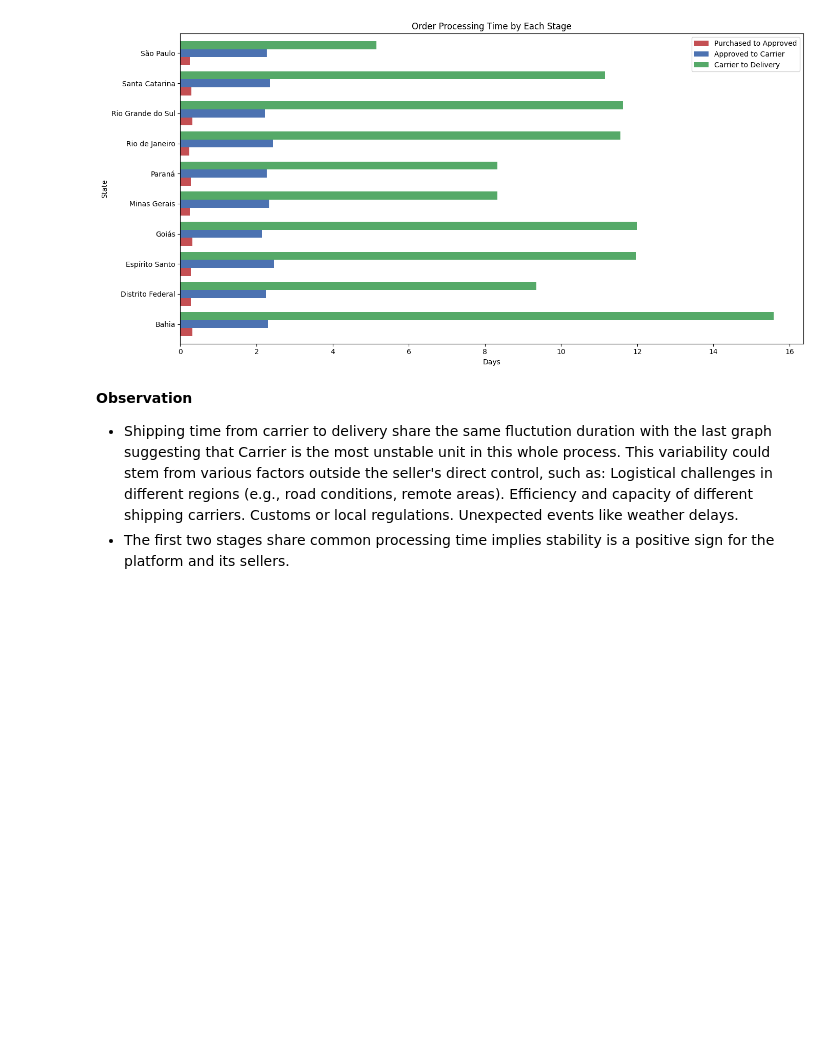
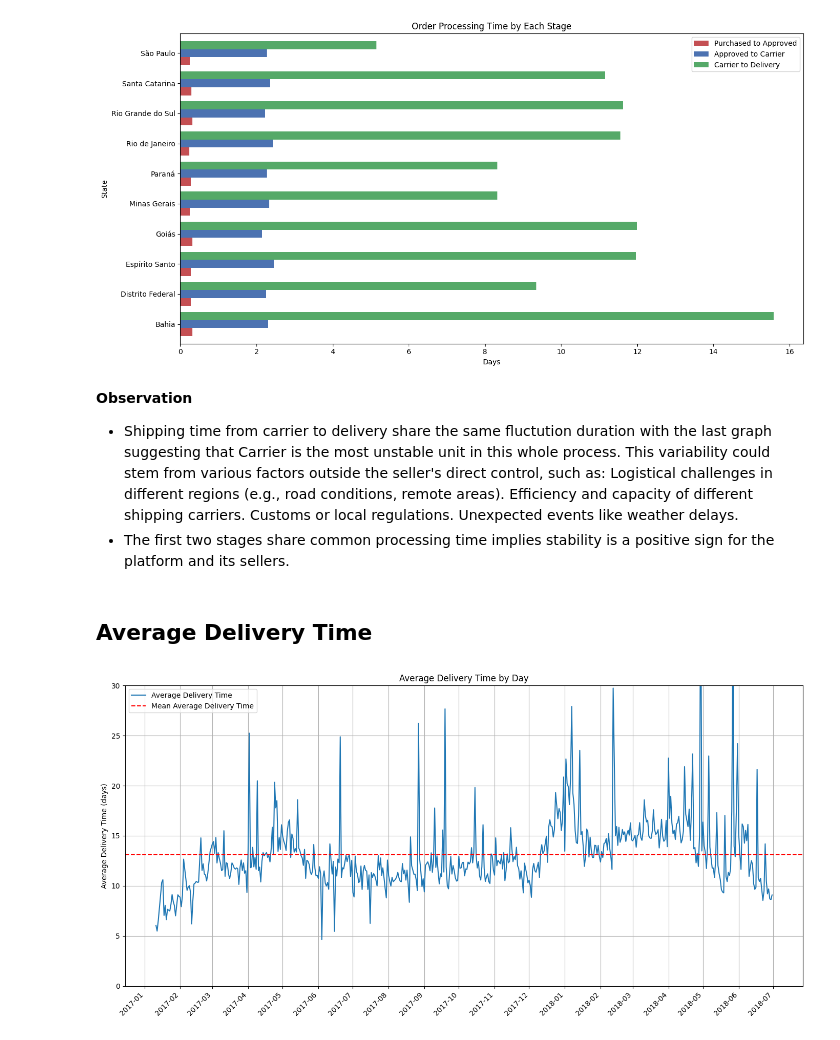
Before and after one commit to andy-nguyen-21/BrazilianE-Commerce, a Jupyter notebook: E_commerce_data_analyst.ipynb, the cells around one changed output. Saved outputs shown, nothing was run; the diff lists cells and outputs as text; code cells hidden in the pictures; blank space fills up the shorter version.

```diff
--- a/E_commerce_data_analyst.ipynb
+++ b/E_commerce_data_analyst.ipynb
@@ -1078,3 +1080,22 @@ order_time_by_stage.head(5)
 | 7 | Espírito Santo | 0.282206 | 2.452632 | 11.959398 |
 | 8 | Goiás | 0.322432 | 2.153296 | 11.984670 |
 | 10 | Minas Gerais | 0.256101 | 2.332306 | 8.324291 |
+# %%
+# Create avarage delivery time by day
+avg_delivery_time_by_day_query = """
+    SELECT
+      DATE(order_delivered_customer_date) AS date,
+      AVG(JULIANDAY(order_delivered_customer_date) - JULIANDAY(order_purchase_timestamp)) AS avg_delivery_time
+    FROM
+      orders
+    WHERE
+      order_status = 'delivered'
+      AND order_delivered_customer_date IS NOT NULL
+      AND DATE(order_delivered_customer_date) >= '2017-01-01'
+      AND DATE(order_delivered_customer_date) <= '2018-06-30'
+    GROUP BY
+      date
+"""
+avg_delivery_time_by_day = pd.read_sql_query(avg_delivery_time_by_day_query, db_connection)
+
+avg_delivery_time_by_day.head(5)
@@ -1132,3 +1160,24 @@ Efficiency and capacity of different shipping carriers.
 Customs or local regulations.
 Unexpected events like weather delays.
 *   The first two stages share common processing time implies stability is a positive sign for the platform and its sellers.
+# %% [markdown]
+## Average Delivery Time
+# %%
+# Generating scatter chart on avarage delivery time daily
+import matplotlib.dates as mdates
+plt.figure(figsize=(14, 7))
+plt.plot(pd.to_datetime(avg_delivery_time_by_day['date']), avg_delivery_time_by_day['avg_delivery_time'], label='Average Delivery Time')
+plt.axhline(avg_delivery_time_by_day['avg_delivery_time'].mean(), color='r', linestyle='--', label='Mean Average Delivery Time')
+plt.title('Average Delivery Time by Day')
+plt.ylabel('Average Delivery Time (days)')
+plt.legend()
+plt.grid(True)
+plt.ylim(0, 30)
+
+# Set xticks on the x axis to every month
+plt.gca().xaxis.set_major_locator(mdates.MonthLocator())
+plt.xticks(rotation=45, ha='right')
+plt.tight_layout()
+plt.show()
+# %% [output]
+[figure, added]
```
Also changed, not shown: parts of 27 cells of this notebook.
